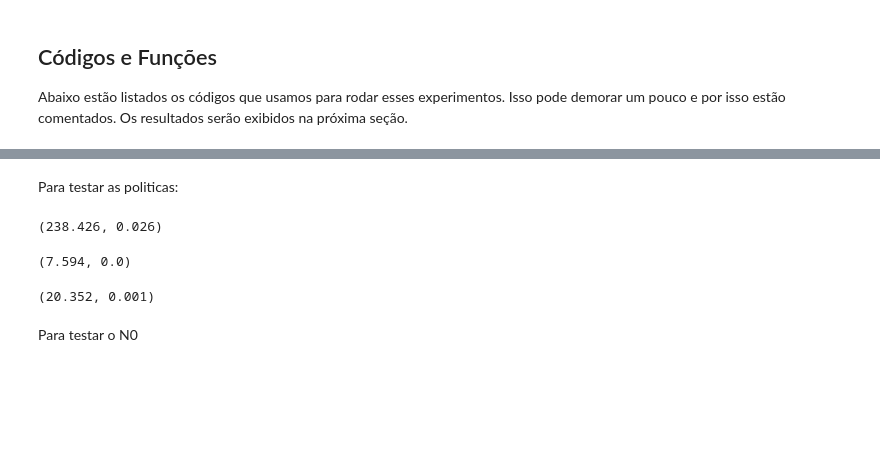
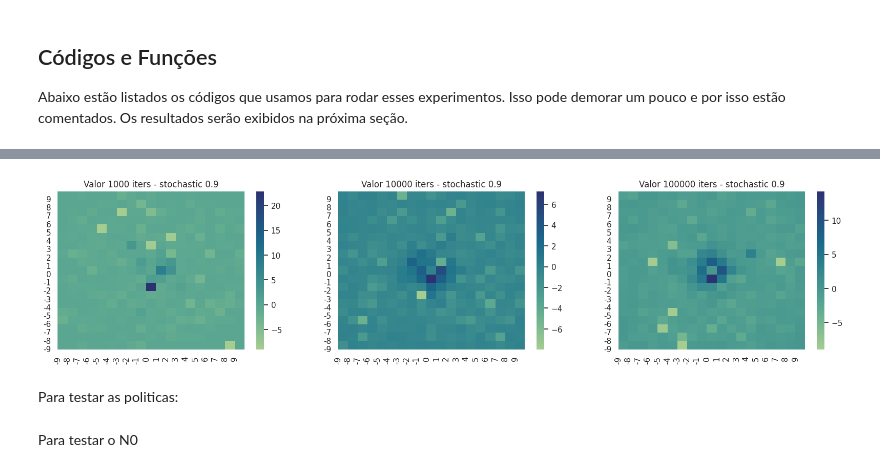
Before and after one commit to g-gibosky/RL-Snake-Game, a Jupyter notebook: SnakeGame2(1).ipynb, the cells around one changed output, grey strips where cells are left out. Cells and saved outputs as stored; diff of their text form; code cells hidden in the pictures; blank space fills up the shorter version.

```diff
--- a/SnakeGame2(1).ipynb
+++ b/SnakeGame2(1).ipynb
@@ -339,41 +388,43 @@ agent.run_episode(method = 'random', render = False)
 # Ele é responsável por tetsar o efeito da quantidade de treino
 # Foi fixado um N0=1000 e um aplha dinâmico, como requisitado
 
-# for n in [1000, 10000, 100000, 1000000]:
-#   game = SnakeGame()
-#   game.render()
-#   agent = MonteCarloAgent(game)
+for n in [1000, 10000, 100000, 1000000]:
+  game = SnakeGame()
+  game.render()
+  agent = MonteCarloAgent(game)
 
-#   agent.run_Monte_Carlo(num_samples = n, N0 = 1000)
+  agent.run_Monte_Carlo(num_samples = n, N0 = 1000, stochastic='all')
 
-#   with open(f'value_function_{n}runs.pkl', 'wb') as fp:
-#     pickle.dump(agent.value_function, fp)
+  with open(f'value_function_hyper_stochastic_all_{n}runs.pkl', 'wb') as fp:
+    pickle.dump(agent.value_function, fp)
 # %%
 #A proxima célula le a função valor salva dos treinamentos anteriores e plota ela
 # Assim, podemos avaliar como se comportam
 
-# fig, axs = plt.subplots(1, 4, figsize=(20, 4))
-# for i, n in enumerate([1000, 10000, 100000, 1000000]):
-#   with open(f'/content/value_function_{n}runs.pkl', 'rb') as fp:
-#     value_function = pickle.load(fp)
+fig, axs = plt.subplots(1, 3, figsize=(20, 4))
+for i, n in enumerate([1000, 10000, 100000]):
+  with open(f'value_function_hyper_stochastic_all_{n}runs.pkl', 'rb') as fp:
+    value_function = pickle.load(fp)
 
-#   #value_function = agent.value_function
-#   matrix_values = np.zeros((19, 19))
-#   for k in list(value_function.keys()):
-#     x = int(k.split(',')[0].split('(')[1])
-#     y = int(k.split(',')[1].split(')')[0])
+  #value_function = agent.value_function
+  matrix_values = np.zeros((19, 19))
+  for k in list(value_function.keys()):
+    x = int(k.split(',')[0].split('(')[1])
+    y = int(k.split(',')[1].split(')')[0])
 
-#     matrix_values[x+9][y+9] = value_function[k]
+    matrix_values[x+9][y+9] = value_function[k]
 
-#   matrix_values[9][9] = 0
+  matrix_values[9][9] = 0
 
-#   sns.heatmap(matrix_values, ax = axs[i], cmap="crest")#, annot = True)
-#   axs[i].invert_yaxis()
-#   axs[i].set_xticks(range(19))
-#   axs[i].set_xticklabels([-9,-8,-7,-6,-5,-4,-3,-2,-1,0,1,2,3,4,5,6,7,8,9])
-#   axs[i].set_yticks(range(19))
-#   axs[i].set_yticklabels([-9,-8,-7,-6,-5,-4,-3,-2,-1,0,1,2,3,4,5,6,7,8,9])
-#   axs[i].set_title(f'Valor dos estados com {n} iters do MC')
+  sns.heatmap(matrix_values, ax = axs[i], cmap="crest")#, annot = True)
+  axs[i].invert_yaxis()
+  axs[i].set_xticks(range(19))
+  axs[i].set_xticklabels([-9,-8,-7,-6,-5,-4,-3,-2,-1,0,1,2,3,4,5,6,7,8,9])
+  axs[i].set_yticks(range(19))
+  axs[i].set_yticklabels([-9,-8,-7,-6,-5,-4,-3,-2,-1,0,1,2,3,4,5,6,7,8,9])
+  axs[i].set_title(f'Valor {n} iters - stochastic 0.9')
+# %% [output]
+[figure, added]
 # %% [markdown]
 Para testar as politicas:
 # %%
@@ -387,15 +438,9 @@ agent.value_function = value_function
 # %%
-test_method(method = 'random')
+# test_method(method = 'random')
-# %% [output]
-(238.426, 0.026)
 # %%
-test_method(method = 'best')
+# test_method(method = 'best')
-# %% [output]
-(7.594, 0.0)
 # %%
-test_method(method = 'value')
+# test_method(method = 'value')
-# %% [output]
-(20.352, 0.001)
 # %% [markdown]
 Para testar o N0
 # %%
```
Also changed, not shown: parts of 14 cells of this notebook, 31 other files.
